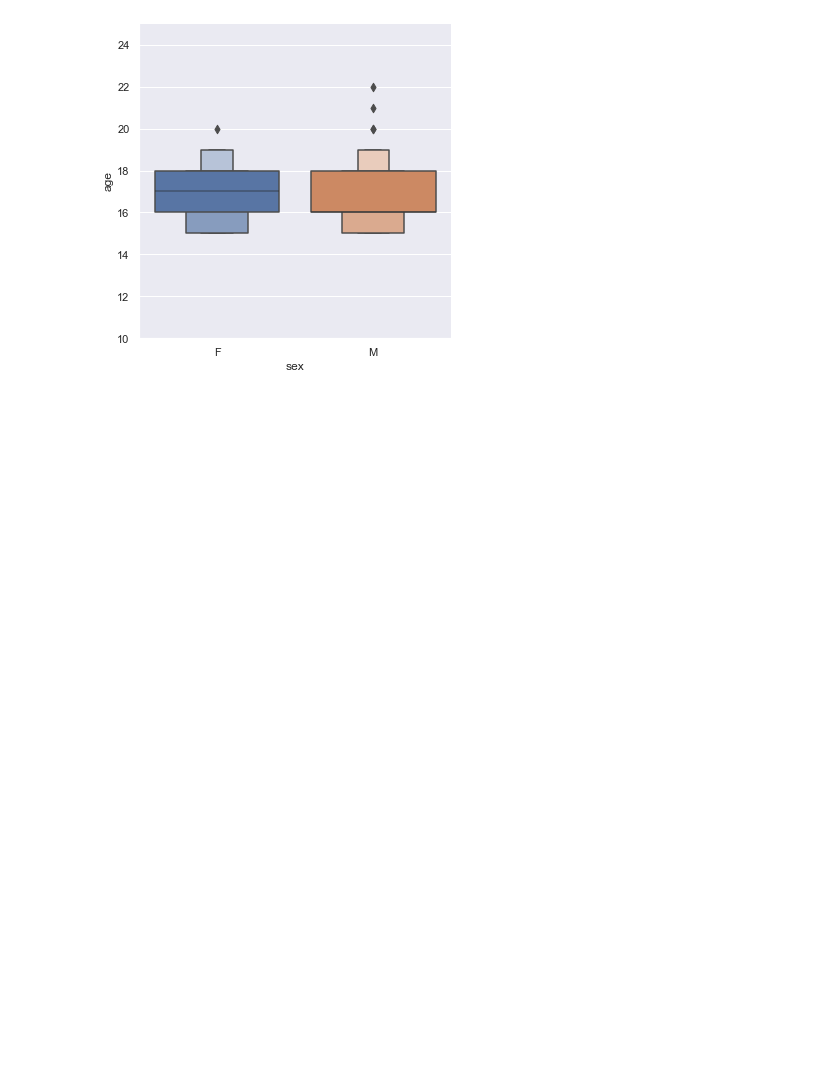
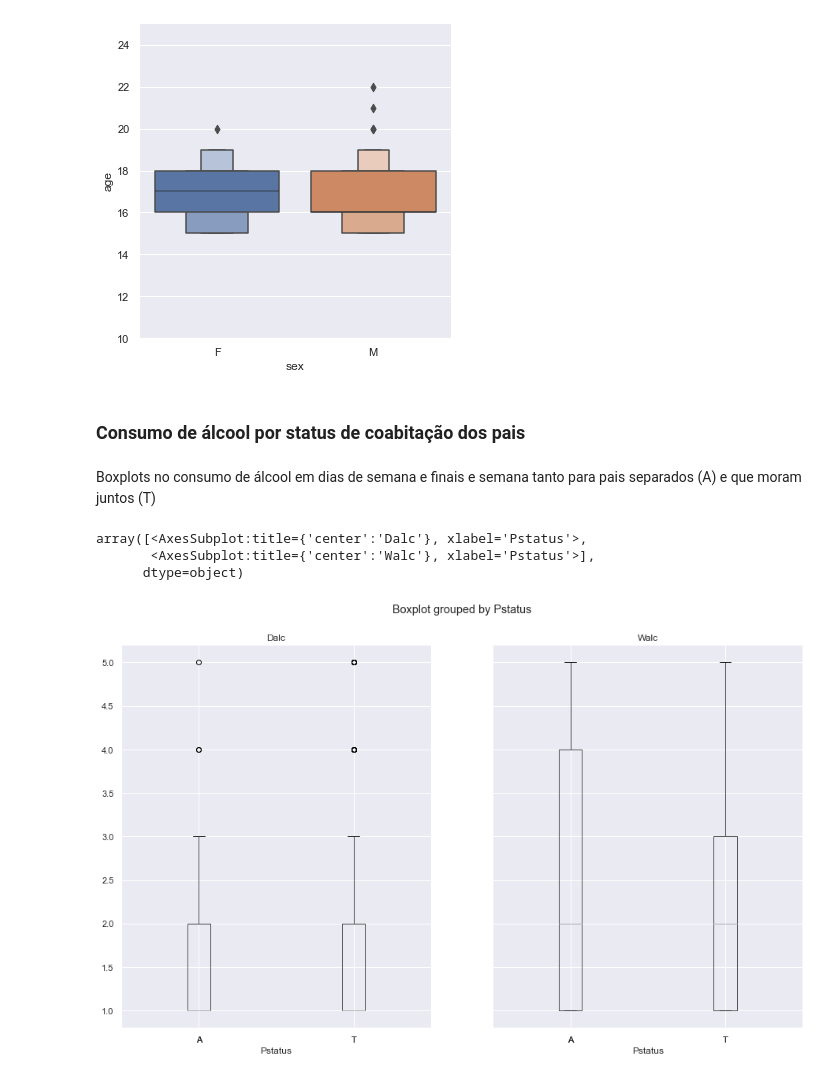
Before and after one commit to ferprr/data-science-project, a Jupyter notebook: notebooks/exploratory_analysis.ipynb, the cells around one changed output. Cells and saved outputs as stored; diff of their text form; code cells hidden in the pictures; blank space fills up the shorter version.

```diff
--- a/notebooks/exploratory_analysis.ipynb
+++ b/notebooks/exploratory_analysis.ipynb
@@ -80,3 +80,15 @@ ax.set(ylim=(10, 25))
 plt.show()
 # %% [output]
 [figure]
+# %% [markdown]
+### Consumo de álcool por status de coabitação dos pais
+# %% [markdown]
+Boxplots no consumo de álcool em dias de semana e finais e semana tanto para pais separados (A) e que moram juntos (T)
+# %%
+# Boxplot dos valores
+alcohol_consumption.boxplot(column=['Dalc', 'Walc'], by='Pstatus')
+# %% [output]
+array([<AxesSubplot:title={'center':'Dalc'}, xlabel='Pstatus'>,
+       <AxesSubplot:title={'center':'Walc'}, xlabel='Pstatus'>],
+      dtype=object)
+[figure, added]
```
Also changed, not shown: parts of 7 cells of this notebook.
